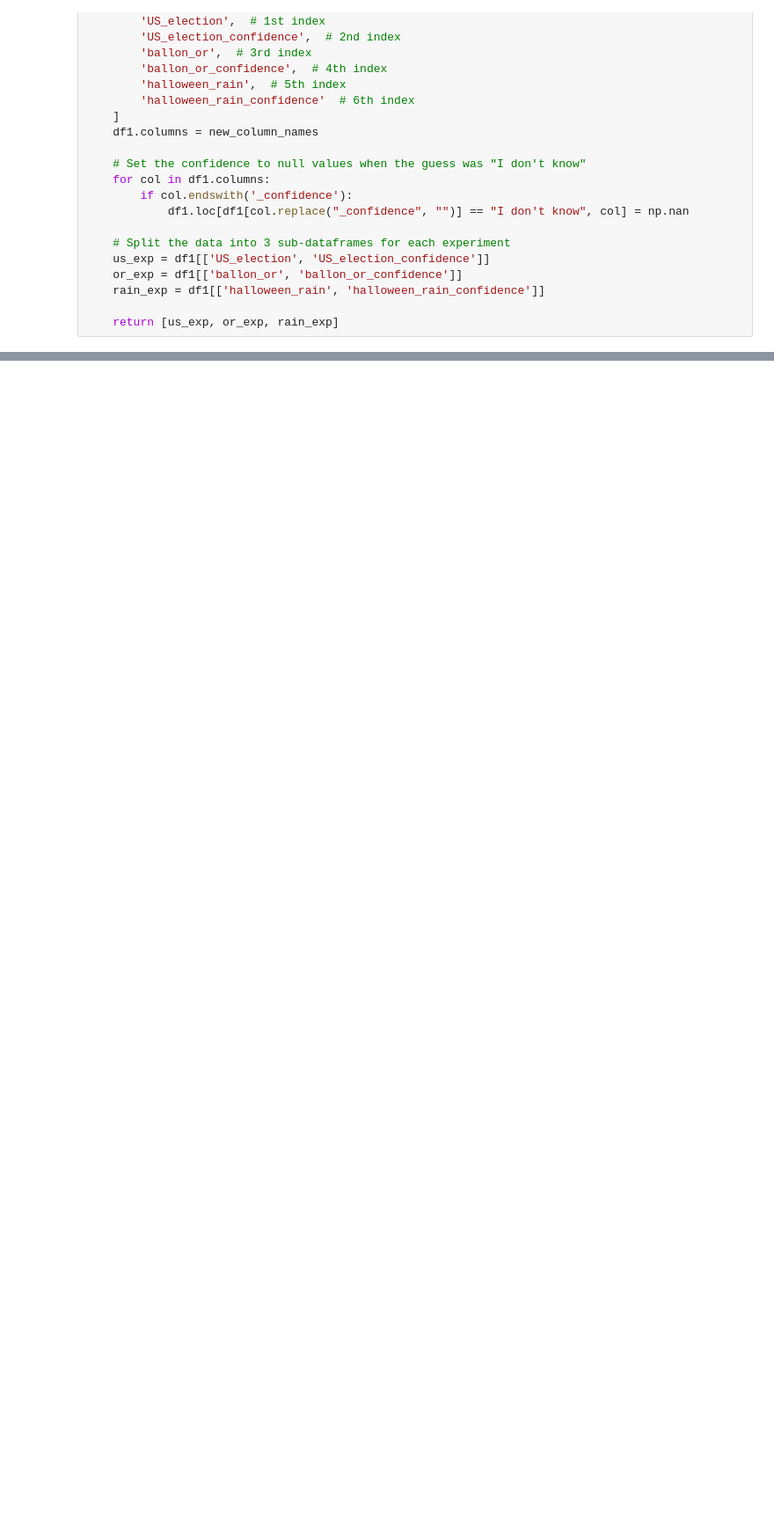
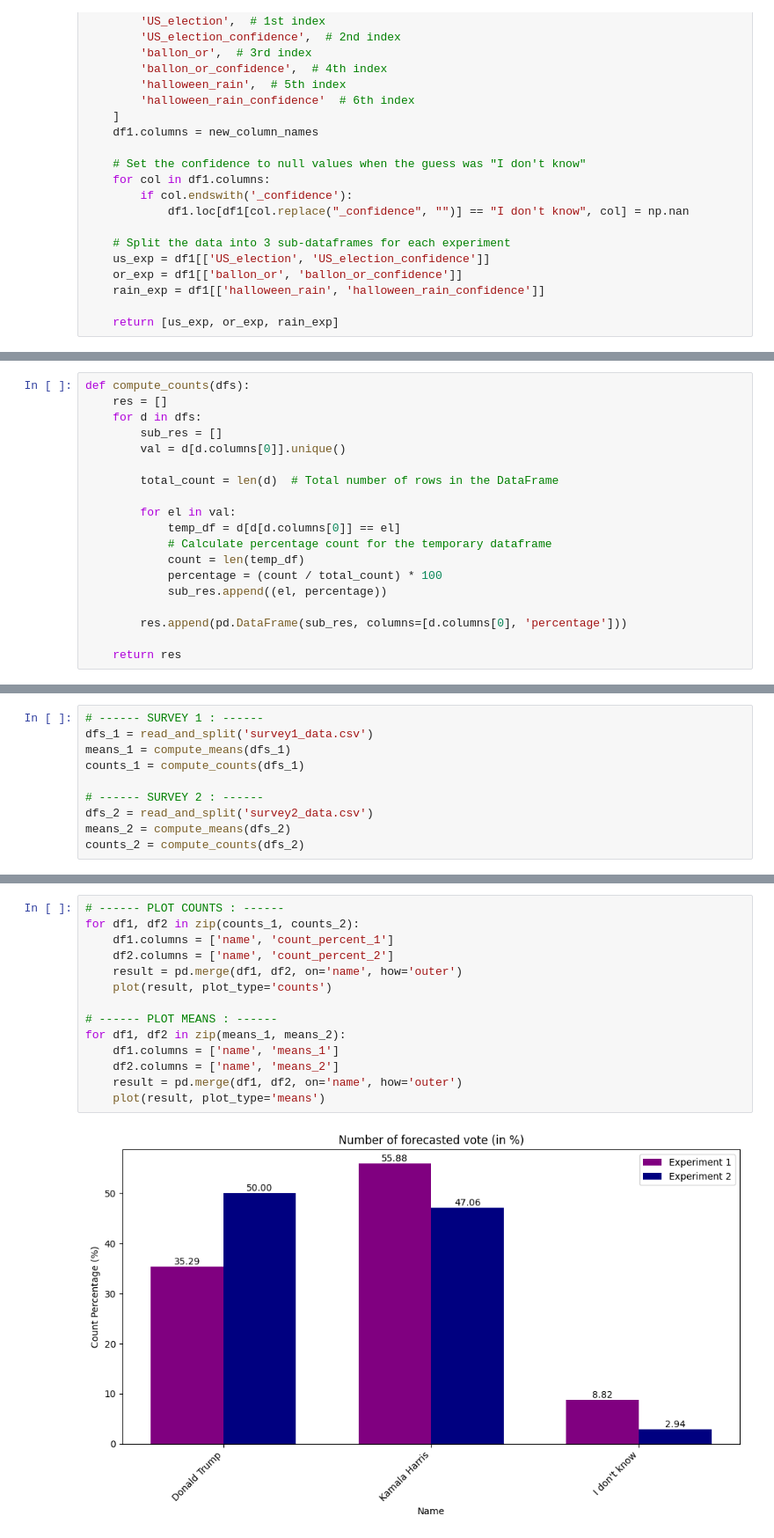
Before and after one commit to TheoV22/Hindsight-Bias, a Jupyter notebook: data_analysis.ipynb, the cells around one changed output, grey strips where cells are left out. Shown at 88% size. Saved outputs shown, nothing was run; the diff lists cells and outputs as text; blank space fills up the shorter version.

```diff
--- a/data_analysis.ipynb
+++ b/data_analysis.ipynb
@@ -103,0 +55,19 @@ plot_means(means)
+# %%
+def compute_counts(dfs):
+    res = []
+    for d in dfs:
+        sub_res = []
+        val = d[d.columns[0]].unique()
+
+        total_count = len(d)  # Total number of rows in the DataFrame
+
+        for el in val:
+            temp_df = d[d[d.columns[0]] == el]
+            # Calculate percentage count for the temporary dataframe
+            count = len(temp_df)
+            percentage = (count / total_count) * 100
+            sub_res.append((el, percentage))
+
+        res.append(pd.DataFrame(sub_res, columns=[d.columns[0], 'percentage']))
+
+    return res
@@ -103,0 +123,10 @@ plot_means(means)
+# %%
+# ------ SURVEY 1 : ------
+dfs_1 = read_and_split('survey1_data.csv')
+means_1 = compute_means(dfs_1)
+counts_1 = compute_counts(dfs_1)
+
+# ------ SURVEY 2 : ------
+dfs_2 = read_and_split('survey2_data.csv')
+means_2 = compute_means(dfs_2)
+counts_2 = compute_counts(dfs_2)
@@ -103,0 +135,16 @@ plot_means(means)
+# %%
+# ------ PLOT COUNTS : ------
+for df1, df2 in zip(counts_1, counts_2):
+    df1.columns = ['name', 'count_percent_1']
+    df2.columns = ['name', 'count_percent_2']
+    result = pd.merge(df1, df2, on='name', how='outer')
+    plot(result, plot_type='counts')
+
+# ------ PLOT MEANS : ------
+for df1, df2 in zip(means_1, means_2):
+    df1.columns = ['name', 'means_1']
+    df2.columns = ['name', 'means_2']
+    result = pd.merge(df1, df2, on='name', how='outer')
+    plot(result, plot_type='means')
+# %% [output]
+[figure, added]
```
Also changed, not shown: parts of 12 cells of this notebook.
